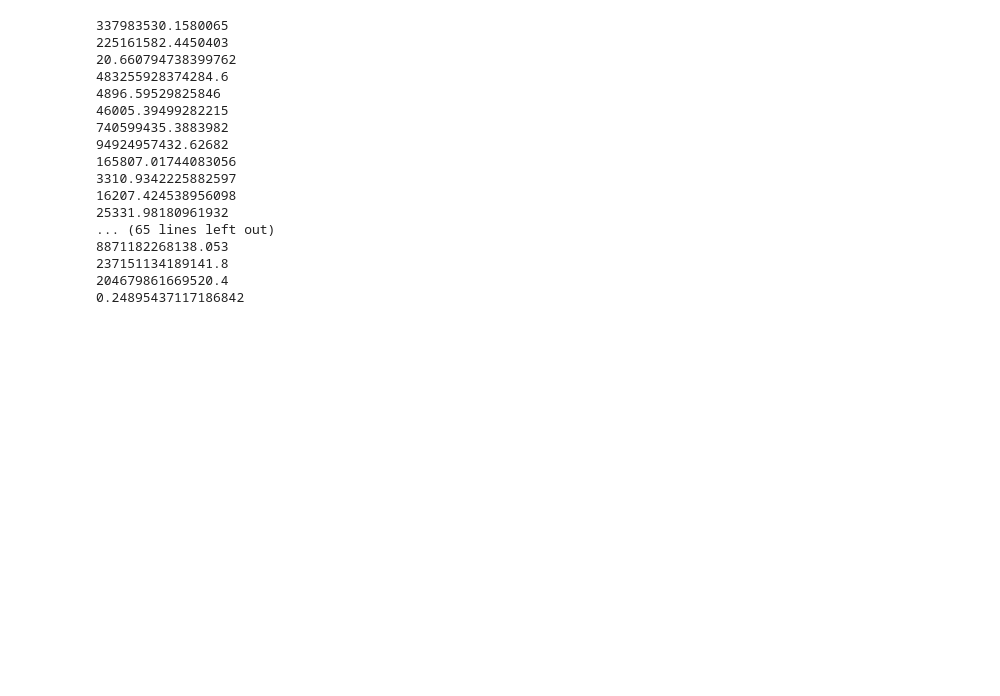
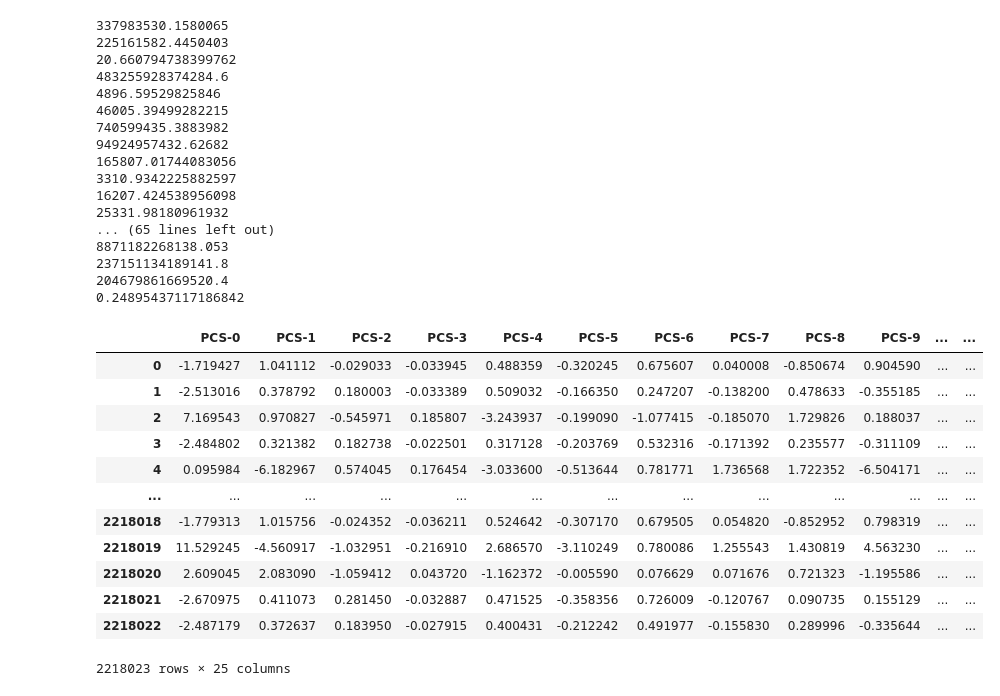
Before and after one commit to JavierPaz11044/droidmaldetect-py, a Jupyter notebook: droidmaldetect_py/Dataset2017/notebook/graphics_dataset.ipynb, the cells around one changed output. Saved outputs shown, nothing was run; the diff lists cells and outputs as text; code cells hidden in the pictures; blank space fills up the shorter version.

```diff
--- a/droidmaldetect_py/Dataset2017/notebook/graphics_dataset.ipynb
+++ b/droidmaldetect_py/Dataset2017/notebook/graphics_dataset.ipynb
@@ -4,7 +4,7 @@ import matplotlib.pyplot as plt
 import seaborn as sns
 import os
 # %%
-general_csv = pd.read_csv('/home/lpazc/Documentos/Proyects/DroidMalDetect-Py/results/general_malware.csv', index_col=False)
+general_csv = pd.read_csv('/home/lpazc/Documentos/Proyects/DroidMalDetect-Py/results/train_dataset_pca.csv', index_col=False)
 # %%
 folder = "/home/lpazc/Documentos/Proyects/DroidMalDetect-Py/results/files_image/mean_variance"
 import pandas as pd
@@ -63,4 +63,20 @@ for d in variances:
 237151134189141.8
 204679861669520.4
 0.24895437117186842
+# %%
+general_csv
+# %% [output]
+|  | PCS-0 | PCS-1 | PCS-2 | PCS-3 | PCS-4 | PCS-5 | PCS-6 | PCS-7 | PCS-8 | PCS-9 | ... | ... |
+| 0 | -1.719427 | 1.041112 | -0.029033 | -0.033945 | 0.488359 | -0.320245 | 0.675607 | 0.040008 | -0.850674 | 0.904590 | ... | ... |
+| 1 | -2.513016 | 0.378792 | 0.180003 | -0.033389 | 0.509032 | -0.166350 | 0.247207 | -0.138200 | 0.478633 | -0.355185 | ... | ... |
+| 2 | 7.169543 | 0.970827 | -0.545971 | 0.185807 | -3.243937 | -0.199090 | -1.077415 | -0.185070 | 1.729826 | 0.188037 | ... | ... |
+| 3 | -2.484802 | 0.321382 | 0.182738 | -0.022501 | 0.317128 | -0.203769 | 0.532316 | -0.171392 | 0.235577 | -0.311109 | ... | ... |
+| 4 | 0.095984 | -6.182967 | 0.574045 | 0.176454 | -3.033600 | -0.513644 | 0.781771 | 1.736568 | 1.722352 | -6.504171 | ... | ... |
+| ... | ... | ... | ... | ... | ... | ... | ... | ... | ... | ... | ... | ... |
+| 2218018 | -1.779313 | 1.015756 | -0.024352 | -0.036211 | 0.524642 | -0.307170 | 0.679505 | 0.054820 | -0.852952 | 0.798319 | ... | ... |
+| 2218019 | 11.529245 | -4.560917 | -1.032951 | -0.216910 | 2.686570 | -3.110249 | 0.780086 | 1.255543 | 1.430819 | 4.563230 | ... | ... |
+| 2218020 | 2.609045 | 2.083090 | -1.059412 | 0.043720 | -1.162372 | -0.005590 | 0.076629 | 0.071676 | 0.721323 | -1.195586 | ... | ... |
+| 2218021 | -2.670975 | 0.411073 | 0.281450 | -0.032887 | 0.471525 | -0.358356 | 0.726009 | -0.120767 | 0.090735 | 0.155129 | ... | ... |
+| 2218022 | -2.487179 | 0.372637 | 0.183950 | -0.027915 | 0.400431 | -0.212242 | 0.491977 | -0.155830 | 0.289996 | -0.335644 | ... | ... |
+2218023 rows × 25 columns
 # %%
```
Also changed, not shown: parts of 4 cells of this notebook, 13 other files.
